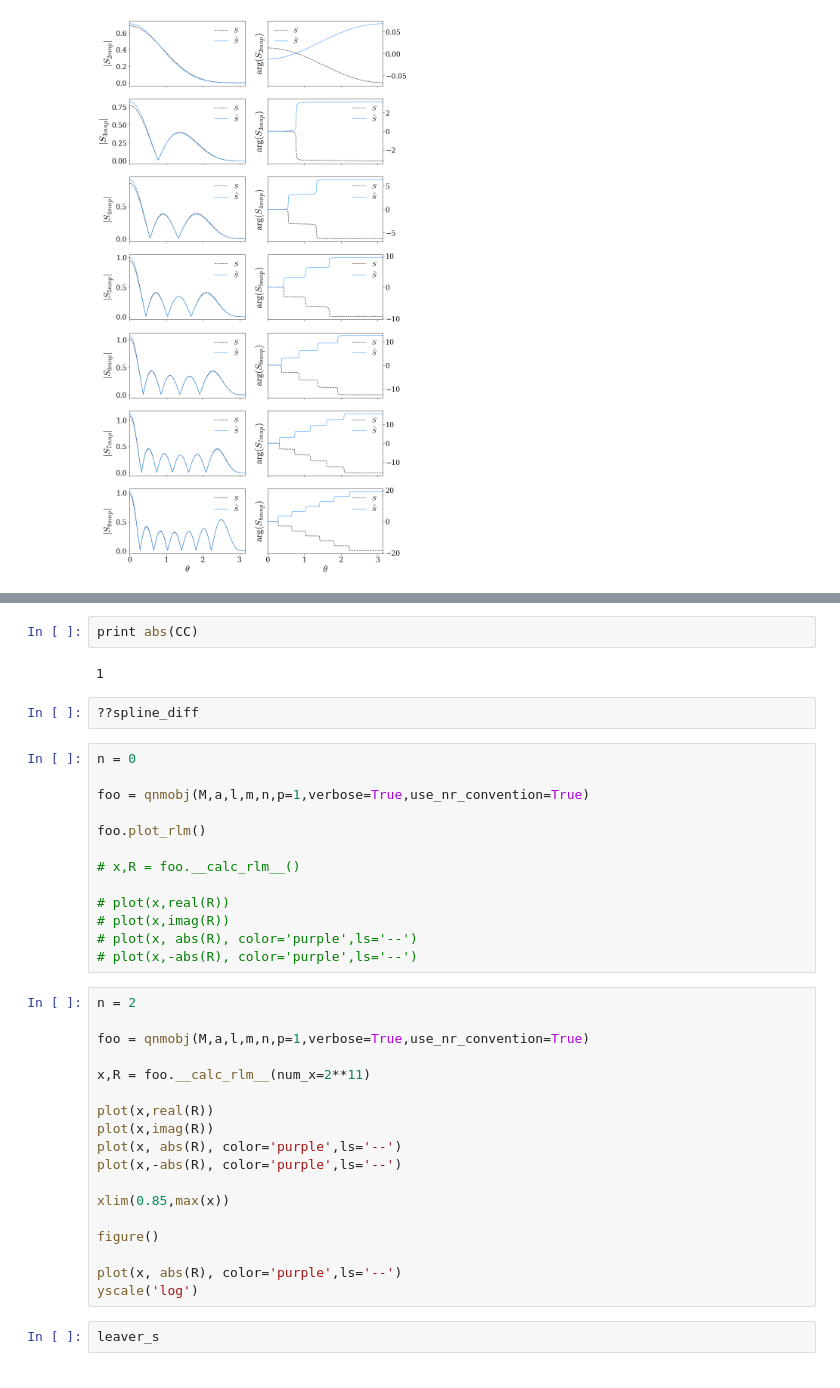
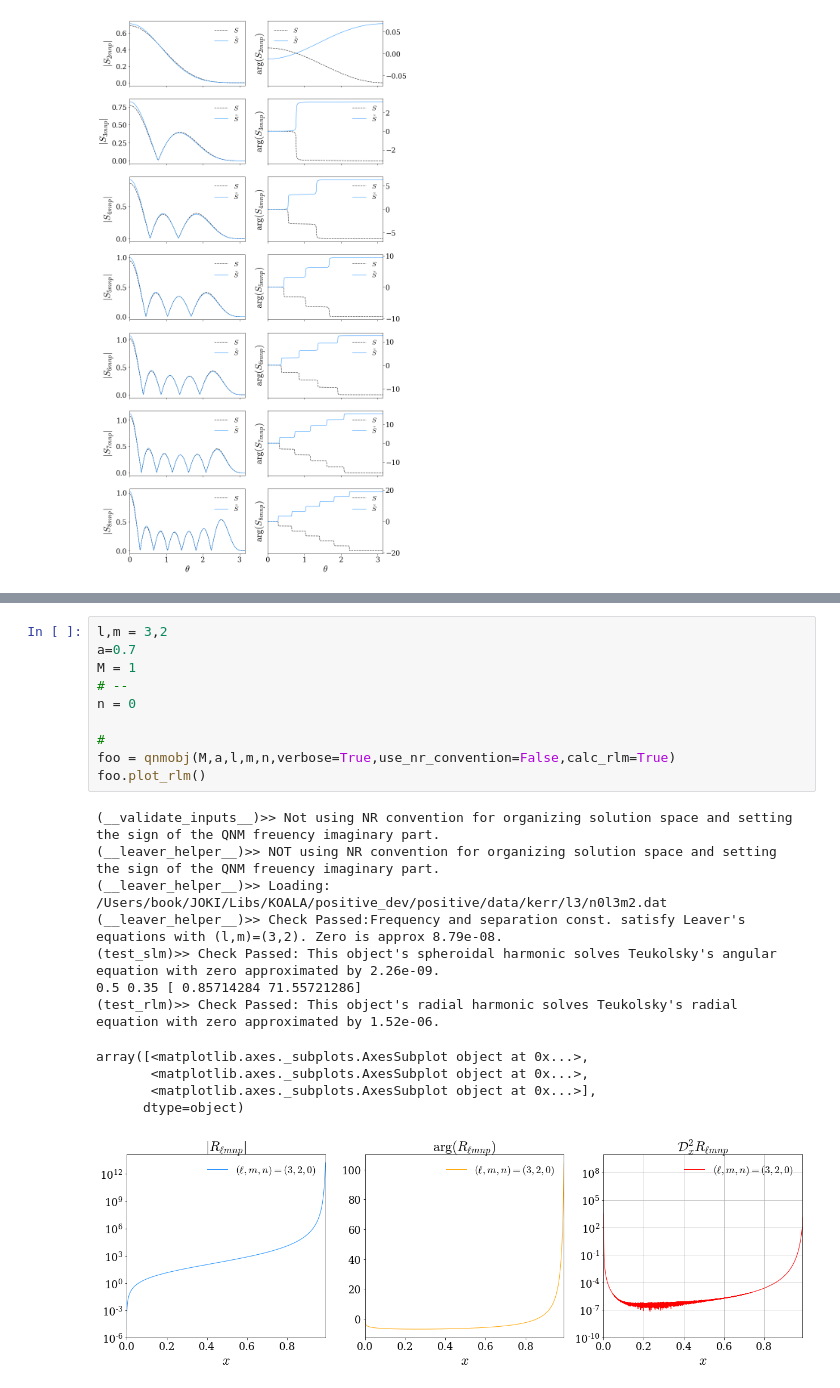
Before and after one commit to llondon6/koalas, a Jupyter notebook: examples/qnmobj_class_example.ipynb, the cells around one changed output, grey strips where cells are left out. Cells and saved outputs as stored; diff of their text form.

```diff
--- a/examples/qnmobj_class_example.ipynb
+++ b/examples/qnmobj_class_example.ipynb
@@ -365,39 +254,23 @@ k1 =  (0.6441507372442574+1.494686737672168j)
-# %%
-print abs(CC)
-# %% [output]
-1
-# %%
-??spline_diff
-# %%
-n = 0
-
-foo = qnmobj(M,a,l,m,n,p=1,verbose=True,use_nr_convention=True)
-
-foo.plot_rlm()
-
-# x,R = foo.__calc_rlm__()
-
-# plot(x,real(R))
-# plot(x,imag(R))
-# plot(x, abs(R), color='purple',ls='--')
-# plot(x,-abs(R), color='purple',ls='--')
-# %%
-n = 2
-
-foo = qnmobj(M,a,l,m,n,p=1,verbose=True,use_nr_convention=True)
-
-x,R = foo.__calc_rlm__(num_x=2**11)
-
-plot(x,real(R))
-plot(x,imag(R))
-plot(x, abs(R), color='purple',ls='--')
-plot(x,-abs(R), color='purple',ls='--')
-
-xlim(0.85,max(x))
-
-figure()
-
-plot(x, abs(R), color='purple',ls='--')
-yscale('log')
-# %%
-leaver_s
+# %%
+l,m = 3,2
+a=0.7
+M = 1
+# --
+n = 0
+
+#
+foo = qnmobj(M,a,l,m,n,verbose=True,use_nr_convention=False,calc_rlm=True)
+foo.plot_rlm()
+# %% [output]
+(__validate_inputs__)>> Not using NR convention for organizing solution space and setting the sign of the QNM freuency imaginary part.
+(__leaver_helper__)>> NOT using NR convention for organizing solution space and setting the sign of the QNM freuency imaginary part.
+(__leaver_helper__)>> Loading: /Users/book/JOKI/Libs/KOALA/positive_dev/positive/data/kerr/l3/n0l3m2.dat
+(__leaver_helper__)>> Check Passed:Frequency and separation const. satisfy Leaver's equations with (l,m)=(3,2). Zero is approx 8.79e-08.
+(test_slm)>> Check Passed: This object's spheroidal harmonic solves Teukolsky's angular equation with zero approximated by 2.26e-09.
+0.5 0.35 [ 0.85714284 71.55721286]
+(test_rlm)>> Check Passed: This object's radial harmonic solves Teukolsky's radial equation with zero approximated by 1.52e-06.
+array([<matplotlib.axes._subplots.AxesSubplot object at 0x...>,
+       <matplotlib.axes._subplots.AxesSubplot object at 0x...>,
+       <matplotlib.axes._subplots.AxesSubplot object at 0x...>],
+      dtype=object)
+[figure, added]
```
Also changed, not shown: parts of 8 cells of this notebook, 1 other file.
